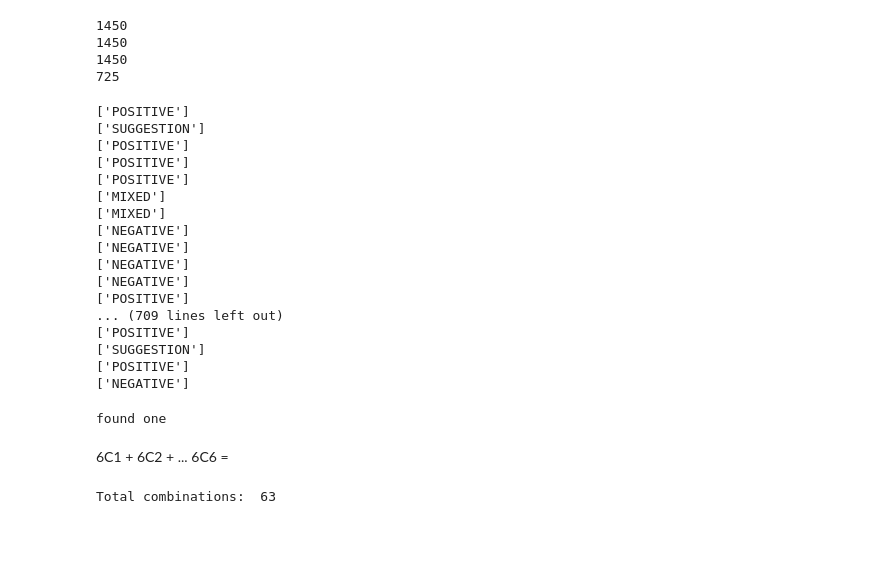
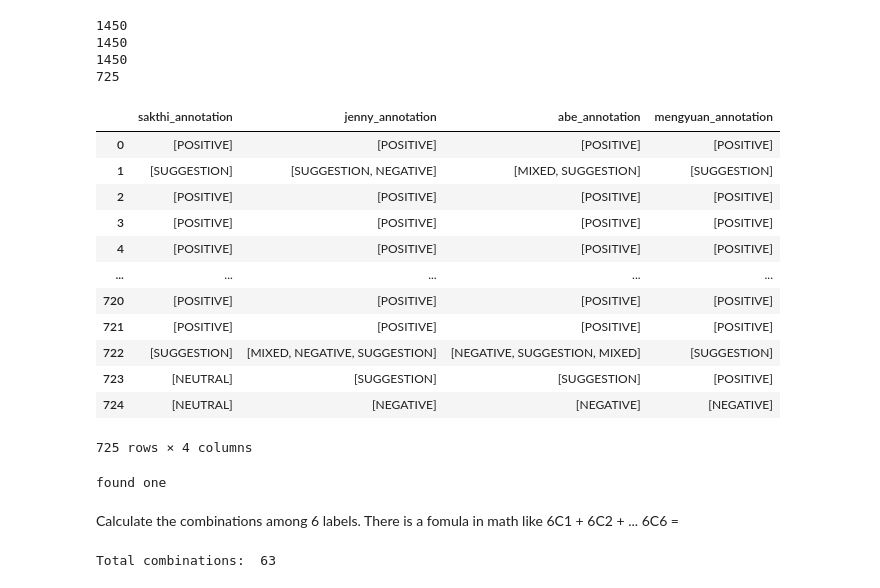
Before and after one commit to mengyuan5483/teaching_reviews, a Jupyter notebook: notebook/Fliess'_Kappa_Binary_Classification.ipynb, the cells around one changed output. Drawn from its saved outputs; the diff is of its cells as text; code cells hidden in the pictures; blank space fills up the shorter version.

```diff
--- a/notebook/Fliess'_Kappa_Binary_Classification.ipynb
+++ b/notebook/Fliess'_Kappa_Binary_Classification.ipynb
@@ -114,32 +114,24 @@ mengyuan_anno_df = pd.DataFrame({"annotator": ["mengyuan" for x in mengyuan_anno
 # %%
 merged_df_all_label = pd.DataFrame({
     "sakthi_annotation": sakthi_anno_df["annotation"],
     "jenny_annotation": jenny_anno_df["annotation"],
     "abe_annotation": abe_anno_df["annotation"],
     "mengyuan_annotation": mengyuan_anno_df["annotation"]
-}).dropna()  # Drop rows with None values if any
+}).dropna()
 
 merged_df_all_label
-
-
-for a in merged_df_all_label['mengyuan_annotation']:
-  print(a)
 # %% [output]
+|  | sakthi_annotation | jenny_annotation | abe_annotation | mengyuan_annotation |
+| 0 | [POSITIVE] | [POSITIVE] | [POSITIVE] | [POSITIVE] |
+| 1 | [SUGGESTION] | [SUGGESTION, NEGATIVE] | [MIXED, SUGGESTION] | [SUGGESTION] |
+| 2 | [POSITIVE] | [POSITIVE] | [POSITIVE] | [POSITIVE] |
+| 3 | [POSITIVE] | [POSITIVE] | [POSITIVE] | [POSITIVE] |
+| 4 | [POSITIVE] | [POSITIVE] | [POSITIVE] | [POSITIVE] |
+| ... | ... | ... | ... | ... |
+| 720 | [POSITIVE] | [POSITIVE] | [POSITIVE] | [POSITIVE] |
+| 721 | [POSITIVE] | [POSITIVE] | [POSITIVE] | [POSITIVE] |
+| 722 | [SUGGESTION] | [MIXED, NEGATIVE, SUGGESTION] | [NEGATIVE, SUGGESTION, MIXED] | [SUGGESTION] |
+| 723 | [NEUTRAL] | [SUGGESTION] | [SUGGESTION] | [POSITIVE] |
+| 724 | [NEUTRAL] | [NEGATIVE] | [NEGATIVE] | [NEGATIVE] |
-['POSITIVE']
-['SUGGESTION']
-['POSITIVE']
-['POSITIVE']
-['POSITIVE']
-['MIXED']
-['MIXED']
-['NEGATIVE']
-['NEGATIVE']
-['NEGATIVE']
-['NEGATIVE']
-['POSITIVE']
-... (709 lines left out)
-['POSITIVE']
-['SUGGESTION']
-['POSITIVE']
-['NEGATIVE']
+725 rows × 4 columns
 # %%
@@ -158,5 +148,5 @@ found one
-# %% [markdown]
-6C1 + 6C2 + ... 6C6 =
+# %% [markdown]
+Calculate the combinations among 6 labels. There is a fomula in math like 6C1 + 6C2 + ... 6C6 =
 # %%
 import math
 total = 0
```
Also changed, not shown: parts of 3 cells of this notebook.
